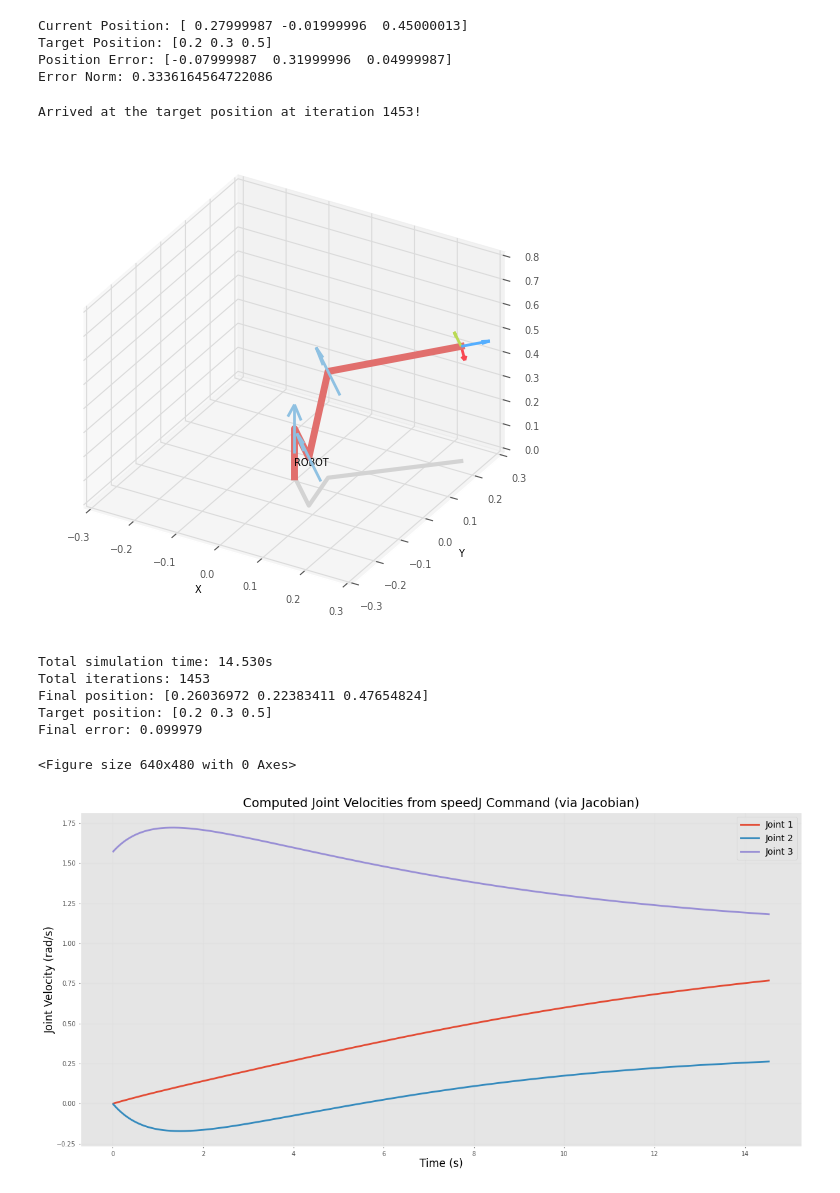
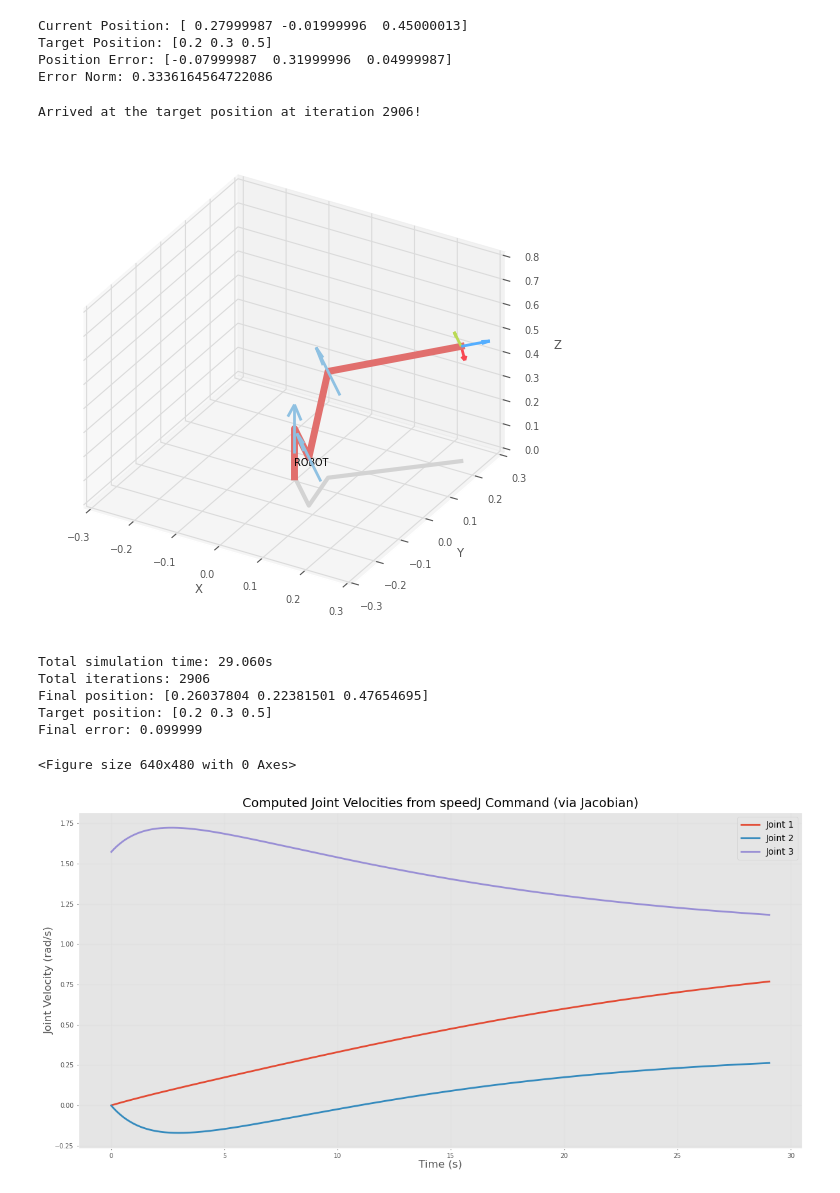
Before and after one commit to peeradonmoke2002/FRA502_LAB_6703, a Jupyter notebook: kinemtics.ipynb, the cells around one changed output. Cells and saved outputs as stored; diff of their text form; code cells hidden in the pictures.

```diff
--- a/kinemtics.ipynb
+++ b/kinemtics.ipynb
@@ -108,7 +108,7 @@ while not arrived:
         break
 
     # Simple proportional controller for velocity
-    Kp = 1.0
+    Kp = 0.5
     v = Kp * error
 
     # Compute Jacobian at current configuration
@@ -130,39 +130,39 @@ while not arrived:
     # Store data for plotting
     computed_joint_velocities.append(robot.qz)
     cumulative_time += dt
     time_stamps.append(cumulative_time)
 
     iteration += 1
 
 
 # Convert the list of computed joint velocities to a numpy array.
 computed_joint_velocities = np.array(computed_joint_velocities)  # Shape: (num_steps, num_joints)
 robot.plot(robot.qz, backend='pyplot', block=False, limits=[-0.3, 0.3, -0.3, 0.3, 0, 0.8])
 print(f"\nTotal simulation time: {cumulative_time:.3f}s")
 print(f"Total iterations: {len(time_stamps)}")
 print(f"Final position: {robot.fkine(robot.qz).t}")
 print(f"Target position: {target_pos}")
 print(f"Final error: {np.linalg.norm(target_pos - robot.fkine(robot.qz).t):.6f}")
 
 # --- Plotting the Computed Joint Velocities ---
 plt.figure(figsize=(12, 6))
 num_joints = computed_joint_velocities.shape[1]
 for j in range(num_joints):
     plt.plot(time_stamps, computed_joint_velocities[:, j], label=f'Joint {j+1}', linewidth=2)
 plt.xlabel("Time (s)", fontsize=12)
 plt.ylabel("Joint Velocity (rad/s)", fontsize=12)
 plt.title("Computed Joint Velocities from speedJ Command (via Jacobian)", fontsize=14)
 plt.legend(fontsize=10)
 plt.grid(True, alpha=0.3)
 plt.tight_layout()
 plt.show()
 # %% [output]
-Arrived at the target position at iteration 1453!
+Arrived at the target position at iteration 2906!
-[figure, old version]
+[figure, new version]
-Total simulation time: 14.530s
-Total iterations: 1453
-Final position: [0.26036972 0.22383411 0.47654824]
+Total simulation time: 29.060s
+Total iterations: 2906
+Final position: [0.26037804 0.22381501 0.47654695]
 Target position: [0.2 0.3 0.5]
-Final error: 0.099979
+Final error: 0.099999
 <Figure size 640x480 with 0 Axes>
-[figure, old version]
+[figure, new version]
```
Also changed, not shown: parts of 2 cells of this notebook.
